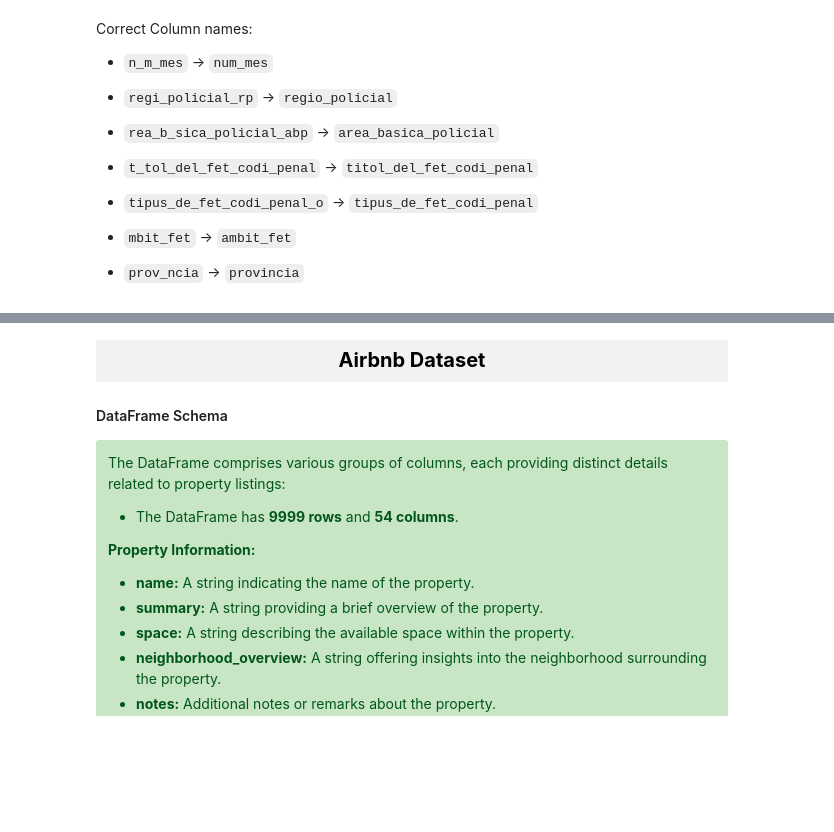
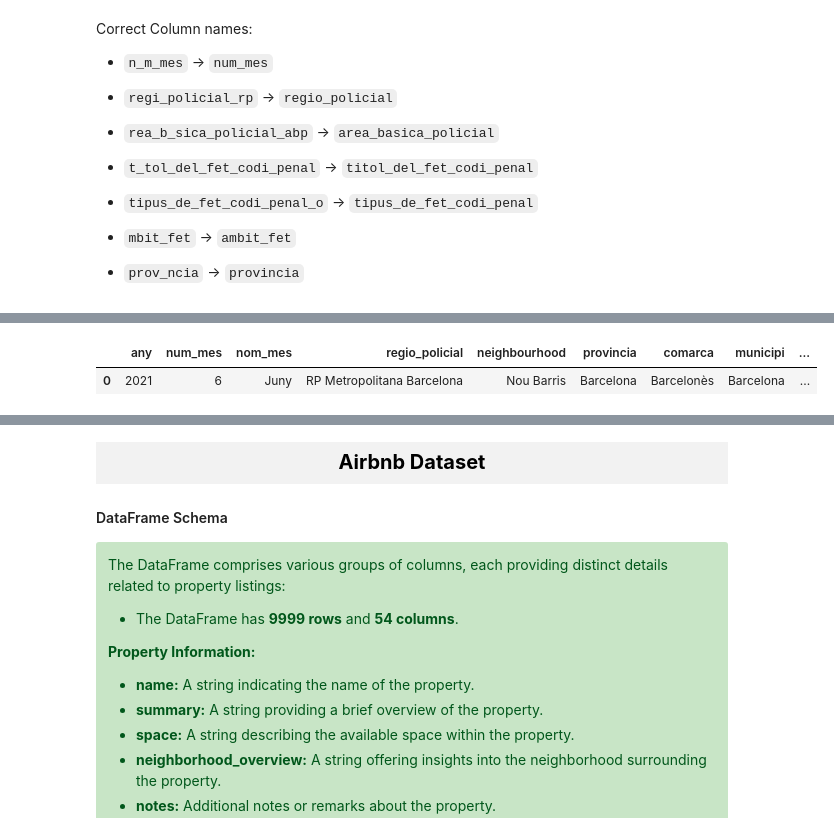
Before and after one commit to elenaalegret/Semantic_Data_Management-AI, a Jupyter notebook: data_quality_pipeline/DataQualityPipeline.ipynb, the cells around one changed output, grey strips where cells are left out. Saved outputs shown, nothing was run; the diff lists cells and outputs as text; code cells hidden in the pictures; blank space fills up the shorter version.

```diff
--- a/data_quality_pipeline/DataQualityPipeline.ipynb
+++ b/data_quality_pipeline/DataQualityPipeline.ipynb
@@ -80,11 +98,13 @@ The DataFrame comprises various groups of columns, each providing distinct detai
 </div>
 # %%
-df = spark.read \
+df_criminal = spark.read \
   .format("jdbc") \
   .option("url", jdbc_url) \
   .option("driver", driver) \
   .option("query", "SELECT * FROM df_criminal_dataset") \
   .load()
 
-df.limit(1).toPandas()
+exprs = [f"`{col_name}` as `{col_name.replace('.', '_')}`" for col_name in df_criminal.columns]
+df_criminal= df_criminal.selectExpr(exprs)
+print("The DataFrame has {} rows and {} columns. \n".format(df_criminal.count(), len(df_criminal.columns)))
 # %% [output]
@@ -380,0 +202,10 @@ df_criminal = df_filtered
+# %%
+df_criminal = df_criminal.filter(df_criminal["area_basica_policial"].isin("ABP Eixample", "ABP Sants-Montjuïc", "ABP Les Corts", "ABP Horta-Guinardó",
+                                                        "ABP Sant Martí", "ABP Nou Barris", "ABP Sarrià-Sant Gervasi","ABP Gràcia", "ABP Sant Andreu", "ABP CIUTAT VELLA", "ABP Ciutat Vella"))
+
+df_criminal = df_criminal.withColumn("area_basica_policial", regexp_replace("area_basica_policial", "^ABP ", ""))
+df_criminal = df_criminal.withColumnRenamed("area_basica_policial", "neighbourhood")
+df_criminal.limit(1).toPandas()
+# %% [output]
+|  | any | num_mes | nom_mes | regio_policial | neighbourhood | provincia | comarca | municipi | ... |
+| 0 | 2021 | 6 | Juny | RP Metropolitana Barcelona | Nou Barris | Barcelona | Barcelonès | Barcelona | ... |
```
Also changed, not shown: parts of 79 cells of this notebook, 4 other files.
